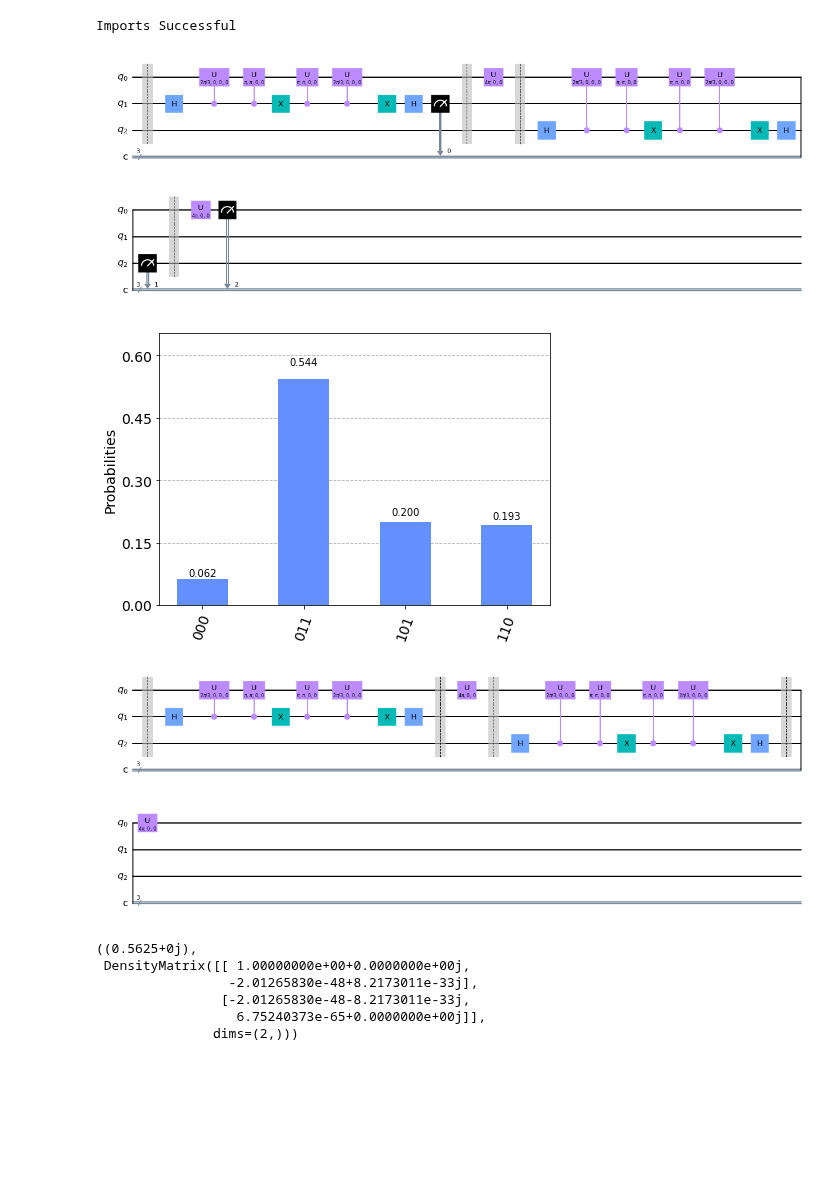
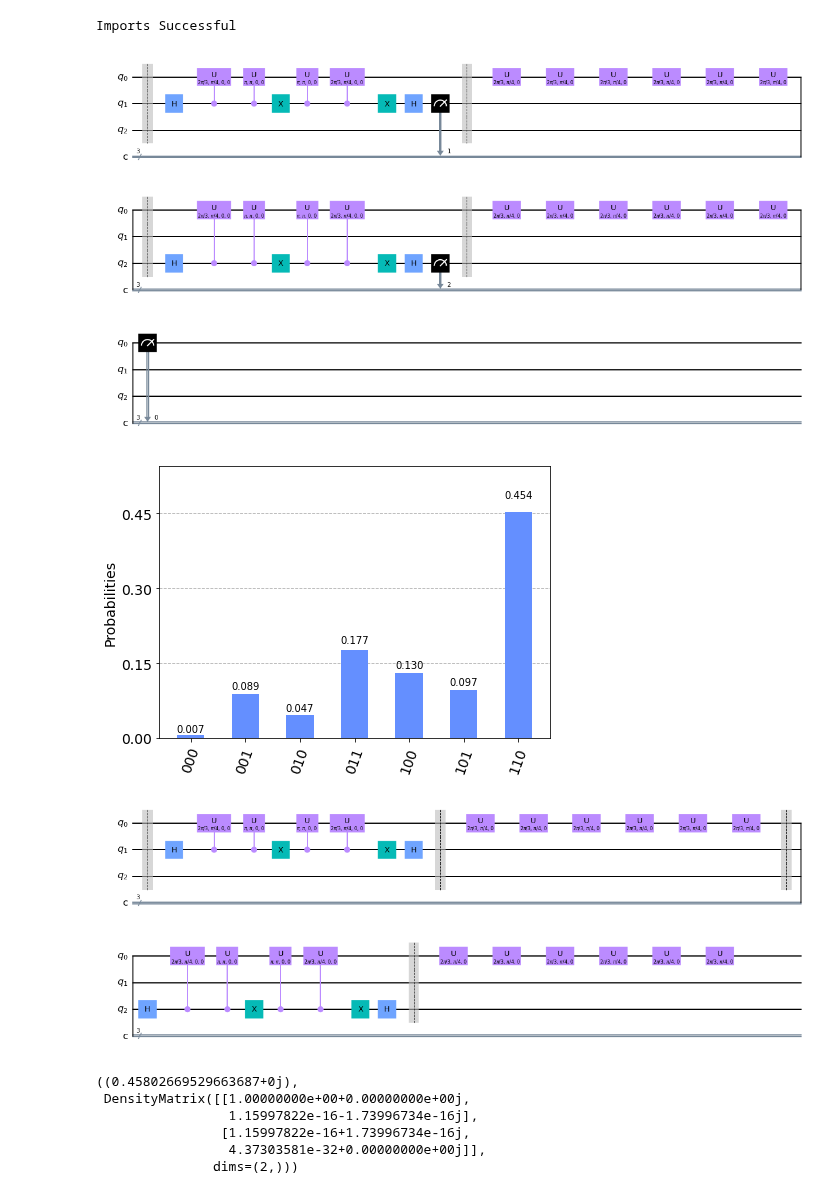
Before and after one commit to schrodingers-koala/quantum-playground, a Jupyter notebook: rewinding.ipynb, the cells around one changed output. Cells and saved outputs as stored; diff of their text form; code cells hidden in the pictures; blank space fills up the shorter version.

```diff
--- a/rewinding.ipynb
+++ b/rewinding.ipynb
@@ -130,54 +150,56 @@ def qrp_g(qc, vp, wp, q0, q1, c0, qrp_measure_flag=True):
     return qc
 
 # Test circuit
-def qrp_test_qc(p_s, n, measure_flag=True, qrp_measure_flag=True):
+def qrp_test1_qc(p_s, phi_s, n, measure_flag=True, qrp_measure_flag=True):
     theta_s = calc_theta(p_s)
     qc = QuantumCircuit(3, 3)
-    wp = (theta_s, 0, 0)
+    wp = (theta_s, phi_s, 0)
     vp = (pi, pi, 0) # Example parameter of V. Choose an optimal unitary operation which maximizes the success rate according to W.
 
-    qrp_g(qc, vp, wp, 0, 1, 0, qrp_measure_flag=qrp_measure_flag)
-    qc.u(theta_s * n, 0, 0, 0)
-    qrp_g(qc, vp, wp, 0, 2, 1, qrp_measure_flag=qrp_measure_flag)
-    qc.u(theta_s * n, 0, 0, 0)
+    qrp_g(qc, vp, wp, 0, 1, 1, qrp_measure_flag=qrp_measure_flag)
+    for i in range(n):
+        qc.u(*wp, 0)
+    qrp_g(qc, vp, wp, 0, 2, 2, qrp_measure_flag=qrp_measure_flag)
+    for i in range(n):
+        qc.u(*wp, 0)
     if measure_flag:
-        qc.measure(0, 2)
+        qc.measure(0, 0)
     return qc
 # %%
 # This example produces a test circuit with quantum operation V and W of gate Q, a target operation U=(W^n) and input/output q0.
 # This test circuit works as follows.
 # - preparing the state of q0 as |0>.
 # - performing the first gate Q to q0 and getting successfully output q0 if a measurement result of q1 is 1.
 # - performing an operation U(=W^n) to q0. (Operation U is inverted by the universal quantum rewinding protocol.)
 # - performing the second gate Q to q0 and getting successfully output q0 if a measurement result of q2 is 1.
 # - performing an operation of U to q0.
 # Therefore, the final state of q0 becomes |0> if the universal quantum rewinding protocol finishes successfully.
-qc = qrp_test_qc(0.25, 6)
+qc = qrp_test1_qc(0.25, pi/4, 6)
 qc.draw(output="mpl")
 # %% [output]
-[figure, old version]
+[figure, new version]
 # %%
 # This test circuit measures output q1 of the first gate Q and output q2 of the second gate Q,
 # and obtains one of four possible classical results. (00, 01, 10 and 11)
-# If (q1, q2) = (1, 1), the universal quantum rewinding protocol successfully finishes.
+# If (q2, q1) = (1, 1), the universal quantum rewinding protocol successfully finishes.
 # This result shows that,
-# - the probability that (q0, q2, q1) becomes (0, 1, 1) is >0.
-# - the probability that (q0, q2, q1) becomes (1, 1, 1) is 0.
-# It means that q0 becomes |0> and the universal quantum rewinding protocol successfully inverts a quantum operation U(=W^n) if (q1, q2) = (1, 1).
+# - the probability that (q2, q1, q0) becomes (1, 1, 0) is >0.
+# - the probability that (q2, q1, q0) becomes (1, 1, 1) is 0.
+# It means that q0 becomes |0> and the universal quantum rewinding protocol successfully inverts a quantum operation U(=W^n) if (q2, q1) = (1, 1).
 aer_sim = Aer.get_backend("aer_simulator")
 job = aer_sim.run(assemble(qc), shots=4096)
 result = job.result().get_counts()
 plot_histogram(result)
 # %% [output]
-[figure, old version]
+[figure, new version]
 # %%
 # Another simulation.
 # This example calculates the density matrix of the state.
 # To calculate the density matrix, the recipient skips the measurement of the state.
-qc = qrp_test_qc(0.25, 6, measure_flag=False, qrp_measure_flag=False)
+qc = qrp_test1_qc(0.25, pi/4, 6, measure_flag=False, qrp_measure_flag=False)
 qc.draw(output="mpl")
 # %% [output]
-[figure, old version]
+[figure, new version]
 # %%
 # This test circuit measures output q1 of the first gate Q and output q2 of the second gate Q,
 # and obtains one of four possible classical results. (00, 01, 10 and 11)
@@ -185,13 +207,14 @@ sv_simulator = Aer.get_backend('statevector_simulator')
 circuit = transpile(qc, backend=sv_simulator)
 statevector = sv_simulator.run(circuit).result().data()['statevector']
 # %%
-# This result shows q0 = |0> if (q1, q2) = (1, 1).
-# As a result, the universal quantum rewinding protocol successfully finishes if (q1, q2) = (1, 1).
-statevec_mean_cond(statevector, [1, 1, None])
+# This result shows q0 = |0> if (q2, q1) = (1, 1).
+# As a result, the universal quantum rewinding protocol successfully finishes if (q2, q1) = (1, 1).
+q2, q1 = 1, 1
+statevec_mean_cond(statevector, [q2, q1, None])
 # %% [output]
-((0.5625+0j),
- DensityMatrix([[ 1.00000000e+00+0.0000000e+00j,
-                 -2.01265830e-48+8.2173011e-33j],
-                [-2.01265830e-48-8.2173011e-33j,
-                  6.75240373e-65+0.0000000e+00j]],
+((0.45802669529663687+0j),
+ DensityMatrix([[1.00000000e+00+0.00000000e+00j,
+                 1.15997822e-16-1.73996734e-16j],
+                [1.15997822e-16+1.73996734e-16j,
+                 4.37303581e-32+0.00000000e+00j]],
                dims=(2,)))
```
Also changed, not shown: parts of 12 cells of this notebook.
